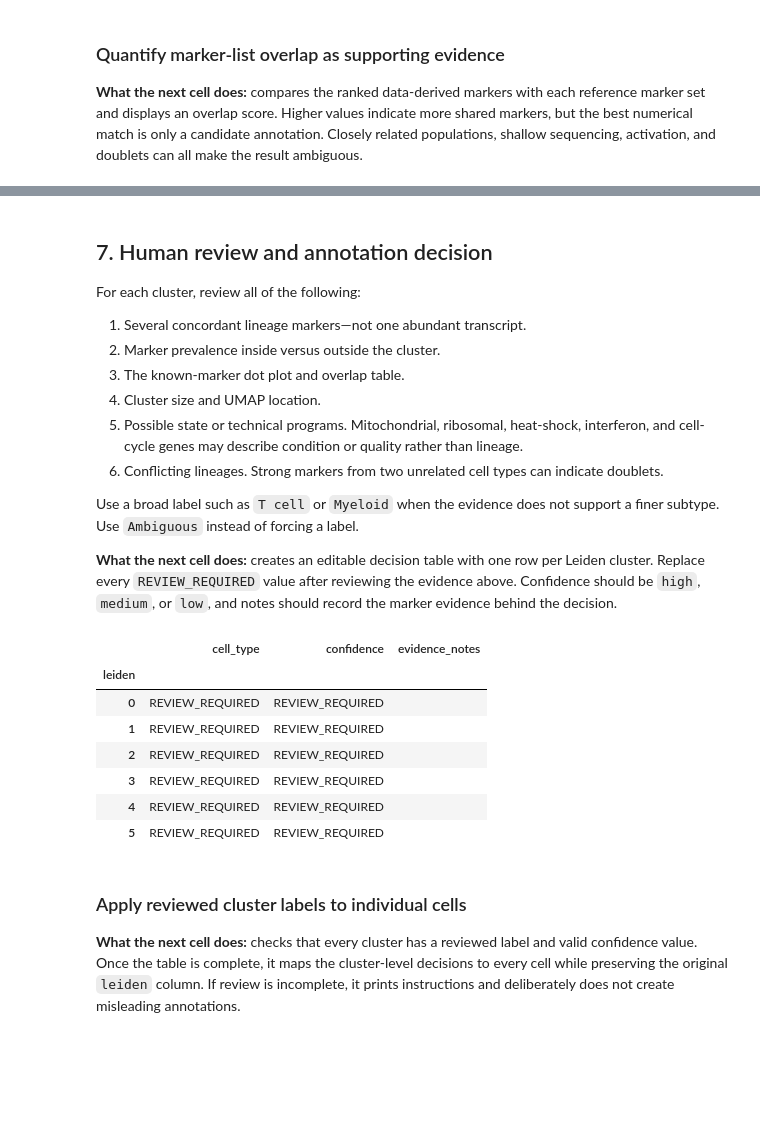
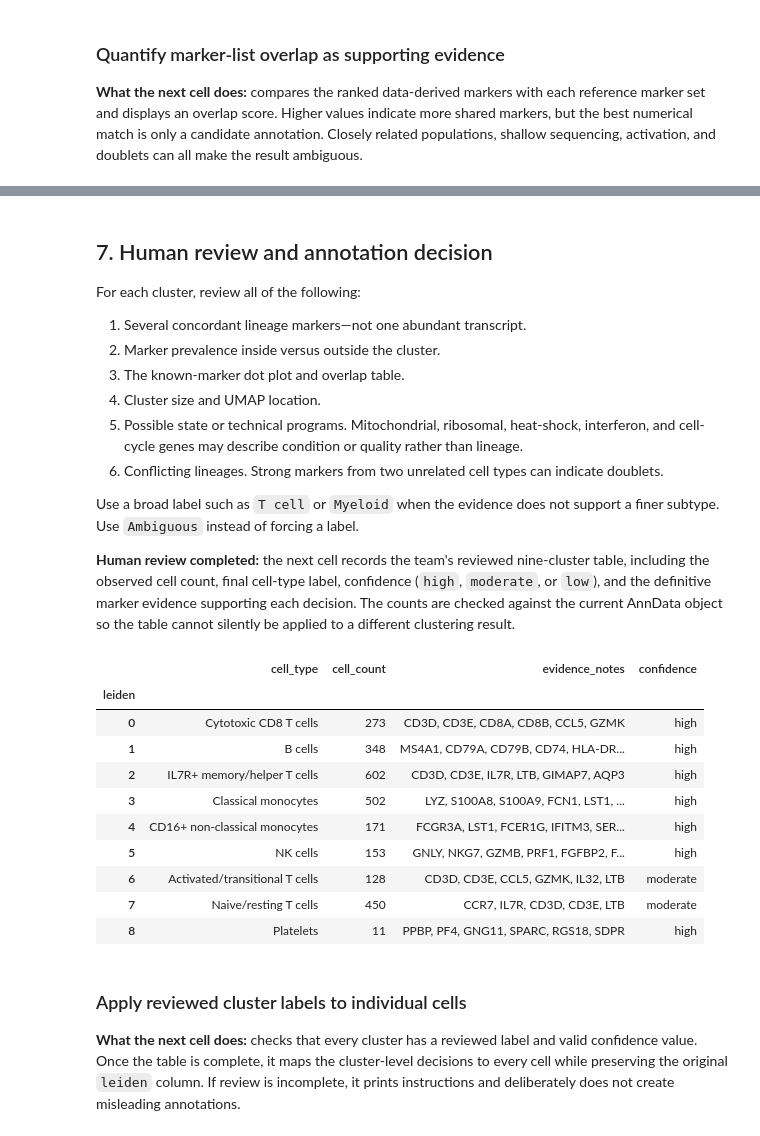
Before and after one commit to ucd-cosmos-data/26-the-backpropagators-analysis, a Jupyter notebook: PBMC3k/notebooks/04_marker_gene_discovery.ipynb, the cells around one changed output, grey strips where cells are left out. Saved outputs shown, nothing was run; the diff lists cells and outputs as text; code cells hidden in the pictures; blank space fills up the shorter version.

```diff
--- a/PBMC3k/notebooks/04_marker_gene_discovery.ipynb
+++ b/PBMC3k/notebooks/04_marker_gene_discovery.ipynb
@@ -419,28 +421,46 @@ For each cluster, review all of the following:
 
 Use a broad label such as `T cell` or `Myeloid` when the evidence does not support a finer subtype. Use `Ambiguous` instead of forcing a label.
 
-**What the next cell does:** creates an editable decision table with one row per Leiden cluster. Replace every `REVIEW_REQUIRED` value after reviewing the evidence above. Confidence should be `high`, `medium`, or `low`, and notes should record the marker evidence behind the decision.
+**Human review completed:** the next cell records the team's reviewed nine-cluster table, including the observed cell count, final cell-type label, confidence (`high`, `moderate`, or `low`), and the definitive marker evidence supporting each decision. The counts are checked against the current AnnData object so the table cannot silently be applied to a different clustering result.
-# %%
-# EDIT THIS TABLE after reviewing the marker results above.
-annotation_review = pd.DataFrame(
-    {
-        "leiden": [str(cluster) for cluster in cluster_names],
-        "cell_type": ["REVIEW_REQUIRED"] * len(cluster_names),
-        "confidence": ["REVIEW_REQUIRED"] * len(cluster_names),
-        "evidence_notes": [""] * len(cluster_names),
-    }
-).set_index("leiden")
-
-display(annotation_review)
-# %% [output]
-|  | cell_type | confidence | evidence_notes |
-| leiden |  |  |  |
-| 0 | REVIEW_REQUIRED | REVIEW_REQUIRED |  |
-| 1 | REVIEW_REQUIRED | REVIEW_REQUIRED |  |
-| 2 | REVIEW_REQUIRED | REVIEW_REQUIRED |  |
-| 3 | REVIEW_REQUIRED | REVIEW_REQUIRED |  |
-| 4 | REVIEW_REQUIRED | REVIEW_REQUIRED |  |
-| 5 | REVIEW_REQUIRED | REVIEW_REQUIRED |  |
+# %%
+# Team-reviewed annotation table based on ranked genes, canonical PBMC
+# markers, expression prevalence, cluster size, and UMAP location.
+annotation_review = pd.DataFrame(
+    [
+        ("0", "Cytotoxic CD8 T cells", 273, "CD3D, CD3E, CD8A, CD8B, CCL5, GZMK", "high"),
+        ("1", "B cells", 348, "MS4A1, CD79A, CD79B, CD74, HLA-DRA, TCL1A", "high"),
+        ("2", "IL7R+ memory/helper T cells", 602, "CD3D, CD3E, IL7R, LTB, GIMAP7, AQP3", "high"),
+        ("3", "Classical monocytes", 502, "LYZ, S100A8, S100A9, FCN1, LST1, CTSS", "high"),
+        ("4", "CD16+ non-classical monocytes", 171, "FCGR3A, LST1, FCER1G, IFITM3, SERPINA1, CFD", "high"),
+        ("5", "NK cells", 153, "GNLY, NKG7, GZMB, PRF1, FGFBP2, FCGR3A", "high"),
+        ("6", "Activated/transitional T cells", 128, "CD3D, CD3E, CCL5, GZMK, IL32, LTB", "moderate"),
+        ("7", "Naive/resting T cells", 450, "CCR7, IL7R, CD3D, CD3E, LTB", "moderate"),
+        ("8", "Platelets", 11, "PPBP, PF4, GNG11, SPARC, RGS18, SDPR", "high"),
+    ],
+    columns=["leiden", "cell_type", "cell_count", "evidence_notes", "confidence"],
+).set_index("leiden")
+
+observed_cluster_counts = adata.obs["leiden"].astype(str).value_counts().sort_index()
+expected_cluster_counts = annotation_review["cell_count"].sort_index()
+if not observed_cluster_counts.equals(expected_cluster_counts):
+    raise ValueError(
+        "The reviewed table does not match the current Leiden cluster counts. "
+        "Rerun Notebook 3 with the documented settings before applying these labels."
+    )
+
+display(annotation_review)
+# %% [output]
+|  | cell_type | cell_count | evidence_notes | confidence |
+| leiden |  |  |  |  |
+| 0 | Cytotoxic CD8 T cells | 273 | CD3D, CD3E, CD8A, CD8B, CCL5, GZMK | high |
+| 1 | B cells | 348 | MS4A1, CD79A, CD79B, CD74, HLA-DR... | high |
+| 2 | IL7R+ memory/helper T cells | 602 | CD3D, CD3E, IL7R, LTB, GIMAP7, AQP3 | high |
+| 3 | Classical monocytes | 502 | LYZ, S100A8, S100A9, FCN1, LST1, ... | high |
+| 4 | CD16+ non-classical monocytes | 171 | FCGR3A, LST1, FCER1G, IFITM3, SER... | high |
+| 5 | NK cells | 153 | GNLY, NKG7, GZMB, PRF1, FGFBP2, F... | high |
+| 6 | Activated/transitional T cells | 128 | CD3D, CD3E, CCL5, GZMK, IL32, LTB | moderate |
+| 7 | Naive/resting T cells | 450 | CCR7, IL7R, CD3D, CD3E, LTB | moderate |
+| 8 | Platelets | 11 | PPBP, PF4, GNG11, SPARC, RGS18, SDPR | high |
 # %% [markdown]
 ### Apply reviewed cluster labels to individual cells
 
```
Also changed, not shown: parts of 17 cells of this notebook, 7 other files.
